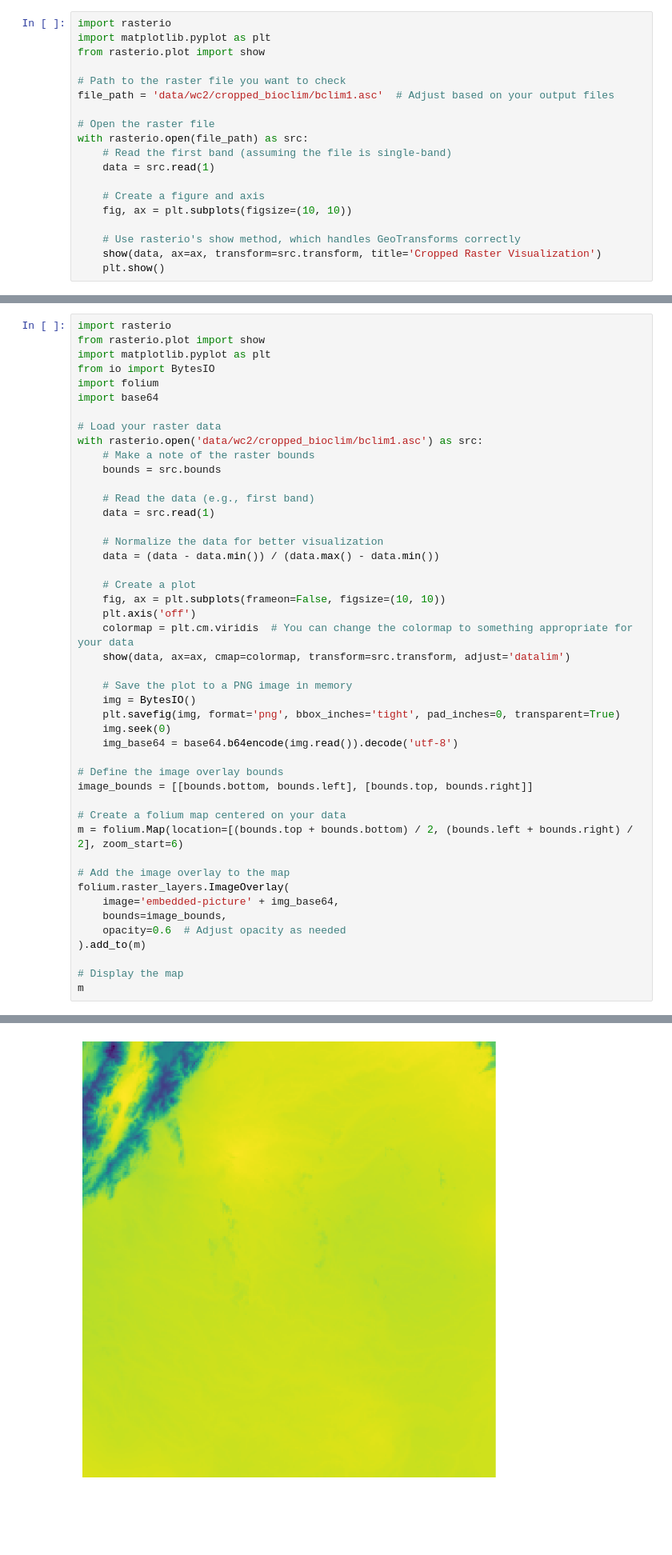
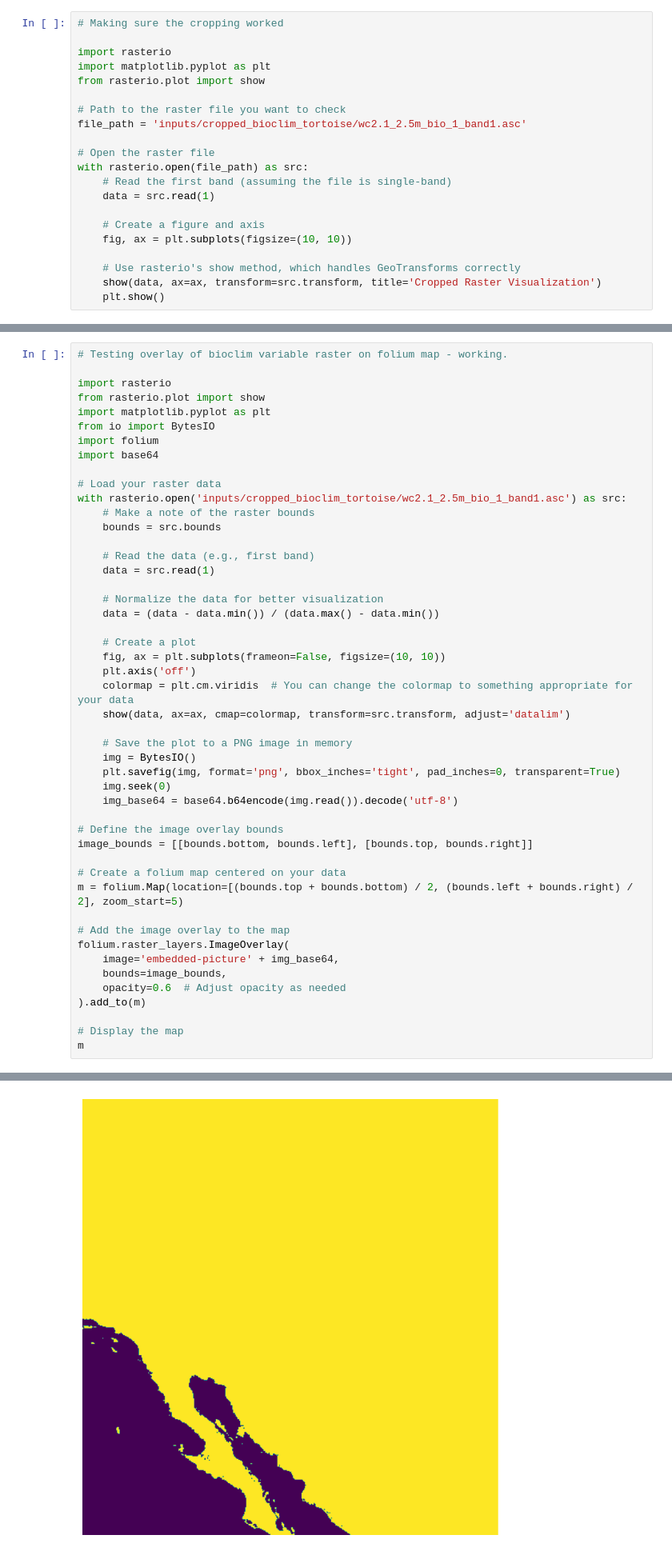
Before and after one commit to kefxiao953/biodiversity_app, a Jupyter notebook: presence_absence.ipynb, the cells around one changed output, grey strips where cells are left out. Shown: that part at 80% size. Drawn from its saved outputs; the diff is of its cells as text; blank space fills up the shorter version.

```diff
--- a/presence_absence.ipynb
+++ b/presence_absence.ipynb
@@ -105,10 +145,12 @@ with rasterio.open('data/wc2/wc2.1_2.5m_bio_1.tif') as src:
 # %%
+# Making sure the cropping worked
+
 import rasterio
 import matplotlib.pyplot as plt
 from rasterio.plot import show
 
 # Path to the raster file you want to check
-file_path = 'data/wc2/cropped_bioclim/bclim1.asc'  # Adjust based on your output files
+file_path = 'inputs/cropped_bioclim_tortoise/wc2.1_2.5m_bio_1_band1.asc'
 
 # Open the raster file
 with rasterio.open(file_path) as src:
@@ -146,6 +191,8 @@ m
 # %% [output]
 [interactive output not drawn]
 # %%
+# Testing overlay of bioclim variable raster on folium map - working.
+
 import rasterio
 from rasterio.plot import show
 import matplotlib.pyplot as plt
@@ -154,7 +201,7 @@ import folium
 import base64
 
 # Load your raster data
-with rasterio.open('data/wc2/cropped_bioclim/bclim1.asc') as src:
+with rasterio.open('inputs/cropped_bioclim_tortoise/wc2.1_2.5m_bio_1_band1.asc') as src:
     # Make a note of the raster bounds
     bounds = src.bounds
 
@@ -165,32 +212,32 @@ with rasterio.open('data/wc2/cropped_bioclim/bclim1.asc') as src:
     data = (data - data.min()) / (data.max() - data.min())
 
     # Create a plot
     fig, ax = plt.subplots(frameon=False, figsize=(10, 10))
     plt.axis('off')
     colormap = plt.cm.viridis  # You can change the colormap to something appropriate for your data
     show(data, ax=ax, cmap=colormap, transform=src.transform, adjust='datalim')
 
     # Save the plot to a PNG image in memory
     img = BytesIO()
     plt.savefig(img, format='png', bbox_inches='tight', pad_inches=0, transparent=True)
     img.seek(0)
     img_base64 = base64.b64encode(img.read()).decode('utf-8')
 
 # Define the image overlay bounds
 image_bounds = [[bounds.bottom, bounds.left], [bounds.top, bounds.right]]
 
 # Create a folium map centered on your data
-m = folium.Map(location=[(bounds.top + bounds.bottom) / 2, (bounds.left + bounds.right) / 2], zoom_start=6)
+m = folium.Map(location=[(bounds.top + bounds.bottom) / 2, (bounds.left + bounds.right) / 2], zoom_start=5)
 
 # Add the image overlay to the map
 folium.raster_layers.ImageOverlay(
     image='embedded-picture' + img_base64,
     bounds=image_bounds,
     opacity=0.6  # Adjust opacity as needed
 ).add_to(m)
 
 # Display the map
 m
 # %% [output]
 [interactive output not drawn]
-[figure, old version]
+[figure, new version]
```
Also changed, not shown: parts of 30 cells of this notebook.
